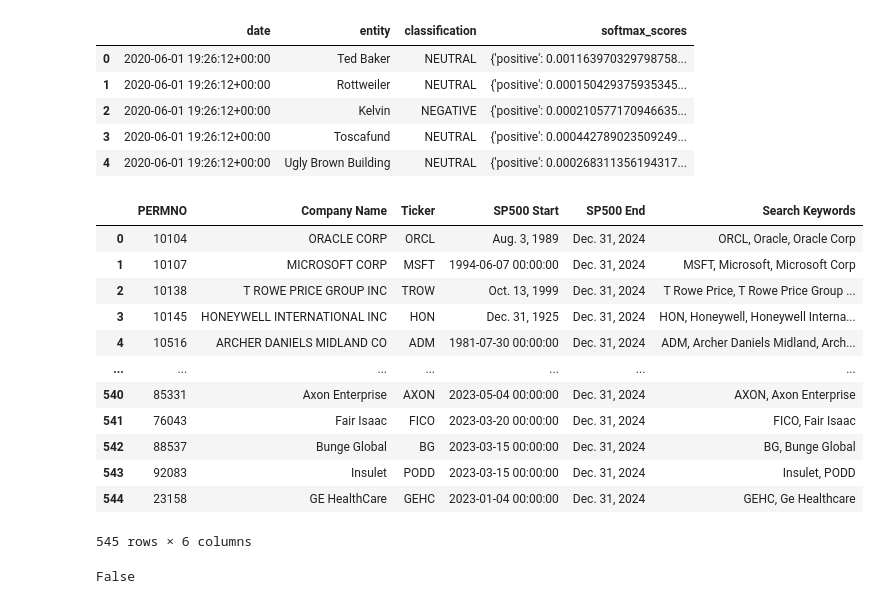
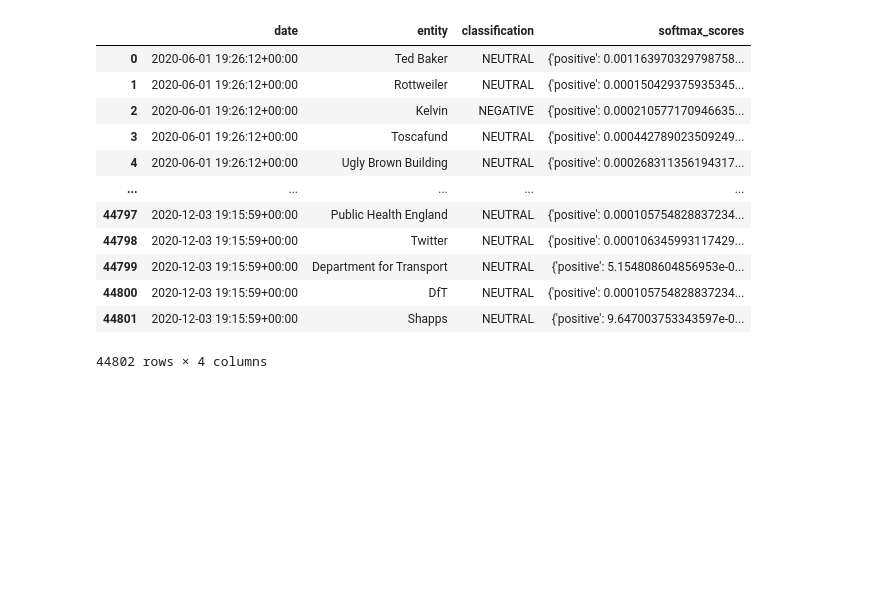
Before and after one commit to kktallam/ML-Capstone-Project-006, a Jupyter notebook: code/entity_match.ipynb, the cells around one changed output. Cells and saved outputs as stored; diff of their text form; code cells hidden in the pictures; blank space fills up the shorter version.

Commit message:
entity matching backtest

```diff
--- a/code/entity_match.ipynb
+++ b/code/entity_match.ipynb
@@ -9,33 +6,20 @@ Intel MKL WARNING: Support of Intel(R) Streaming SIMD Extensions 4.2 (Intel(R) S
 signal_df = pd.read_csv('../data/signaltest1.csv')
 sp500_df = pd.read_excel('../data/sp_500_constituents.xlsx')
 # %%
-signal_df.head()
+signal_df
 # %% [output]
 |  | date | entity | classification | softmax_scores |
 | 0 | 2020-06-01 19:26:12+00:00 | Ted Baker | NEUTRAL | {'positive': 0.001163970329798758... |
 | 1 | 2020-06-01 19:26:12+00:00 | Rottweiler | NEUTRAL | {'positive': 0.000150429375935345... |
 | 2 | 2020-06-01 19:26:12+00:00 | Kelvin | NEGATIVE | {'positive': 0.000210577170946635... |
 | 3 | 2020-06-01 19:26:12+00:00 | Toscafund | NEUTRAL | {'positive': 0.000442789023509249... |
 | 4 | 2020-06-01 19:26:12+00:00 | Ugly Brown Building | NEUTRAL | {'positive': 0.000268311356194317... |
+| ... | ... | ... | ... | ... |
+| 44797 | 2020-12-03 19:15:59+00:00 | Public Health England | NEUTRAL | {'positive': 0.000105754828837234... |
+| 44798 | 2020-12-03 19:15:59+00:00 | Twitter | NEUTRAL | {'positive': 0.000106345993117429... |
+| 44799 | 2020-12-03 19:15:59+00:00 | Department for Transport | NEUTRAL | {'positive': 5.154808604856953e-0... |
+| 44800 | 2020-12-03 19:15:59+00:00 | DfT | NEUTRAL | {'positive': 0.000105754828837234... |
+| 44801 | 2020-12-03 19:15:59+00:00 | Shapps | NEUTRAL | {'positive': 9.647003753343597e-0... |
+44802 rows × 4 columns
-# %%
-sp500_df
-# %% [output]
-|  | PERMNO | Company Name | Ticker | SP500 Start | SP500 End | Search Keywords |
-| 0 | 10104 | ORACLE CORP | ORCL | Aug. 3, 1989 | Dec. 31, 2024 | ORCL, Oracle, Oracle Corp |
-| 1 | 10107 | MICROSOFT CORP | MSFT | 1994-06-07 00:00:00 | Dec. 31, 2024 | MSFT, Microsoft, Microsoft Corp |
-| 2 | 10138 | T ROWE PRICE GROUP INC | TROW | Oct. 13, 1999 | Dec. 31, 2024 | T Rowe Price, T Rowe Price Group ... |
-| 3 | 10145 | HONEYWELL INTERNATIONAL INC | HON | Dec. 31, 1925 | Dec. 31, 2024 | HON, Honeywell, Honeywell Interna... |
-| 4 | 10516 | ARCHER DANIELS MIDLAND CO | ADM | 1981-07-30 00:00:00 | Dec. 31, 2024 | ADM, Archer Daniels Midland, Arch... |
-| ... | ... | ... | ... | ... | ... | ... |
-| 540 | 85331 | Axon Enterprise | AXON | 2023-05-04 00:00:00 | Dec. 31, 2024 | AXON, Axon Enterprise |
-| 541 | 76043 | Fair Isaac | FICO | 2023-03-20 00:00:00 | Dec. 31, 2024 | FICO, Fair Isaac |
-| 542 | 88537 | Bunge Global | BG | 2023-03-15 00:00:00 | Dec. 31, 2024 | BG, Bunge Global |
-| 543 | 92083 | Insulet | PODD | 2023-03-15 00:00:00 | Dec. 31, 2024 | Insulet, PODD |
-| 544 | 23158 | GE HealthCare | GEHC | 2023-01-04 00:00:00 | Dec. 31, 2024 | GEHC, Ge Healthcare |
-545 rows × 6 columns
-# %%
-'Facebook' in signal_df['entity']
-# %% [output]
-False
 # %%
 from collections import Counter
```
Also changed, not shown: parts of 21 cells of this notebook, 1 other file.
